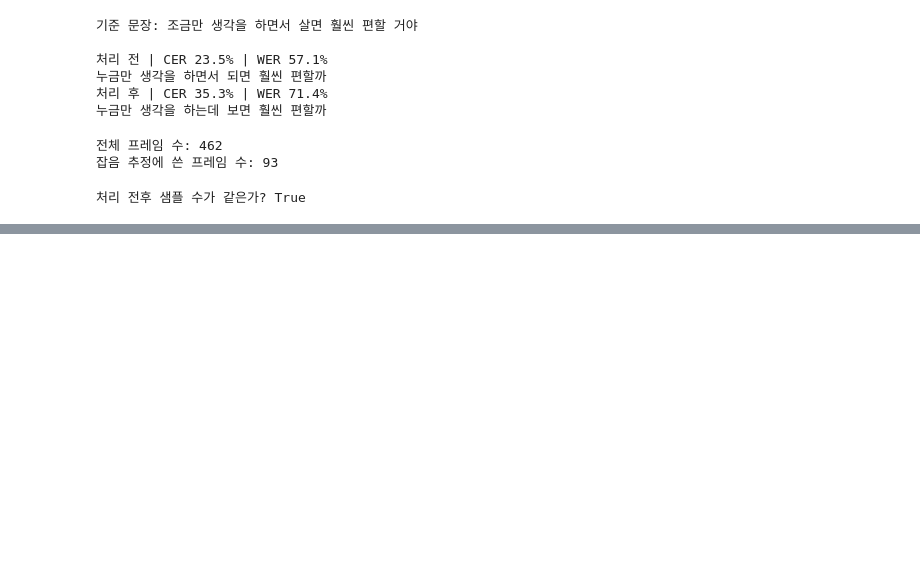
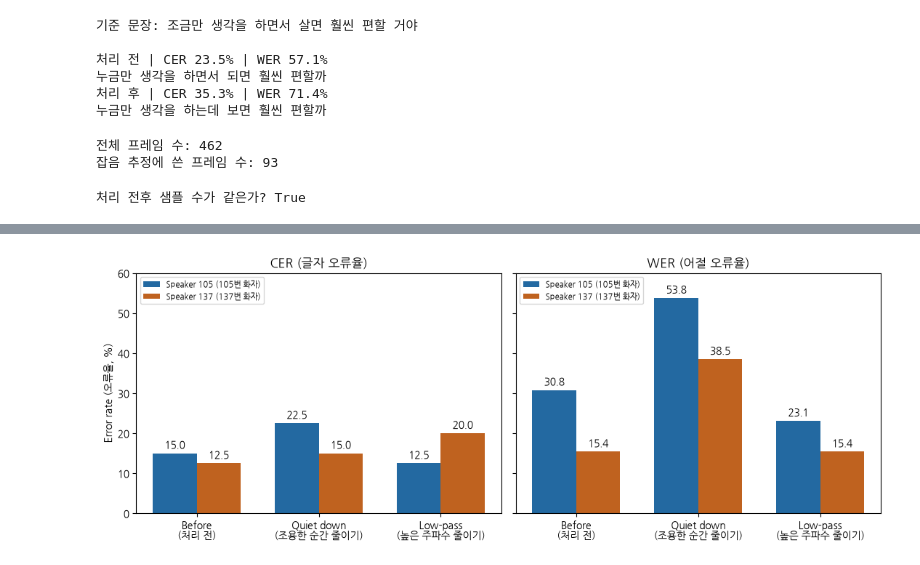
Before and after one commit to min-gyu-jeon/ai-study, a Jupyter notebook: asr-study/02_speech_to_text.ipynb, the cells around one changed output, grey strips where cells are left out. Cells and saved outputs as stored; diff of their text form; code cells hidden in the pictures; blank space fills up the shorter version.

```diff
--- a/asr-study/02_speech_to_text.ipynb
+++ b/asr-study/02_speech_to_text.ipynb
@@ -293,0 +561,23 @@ print("처리 전후 샘플 수가 같은가?", len(before_wave) == len(spectral
+# %%
+plt.rcParams["font.family"] = "NanumGothic"  # 실습 서버에 있는 한글 글꼴 사용
+
+methods = [
+    "Before\n(처리 전)",
+    "Quiet down\n(조용한 순간 줄이기)",
+    "Low-pass\n(높은 주파수 줄이기)",
+]
+
+fig, axes = plt.subplots(1, 2, figsize=(11, 4.2), sharey=True)
+
+draw(axes[0], "CER (글자 오류율)", cer_105, cer_137)
+draw(axes[1], "WER (어절 오류율)", wer_105, wer_137)
+
+for ax in axes:
+    ax.legend(["Speaker 105 (105번 화자)", "Speaker 137 (137번 화자)"],
+              loc="upper left", fontsize=8)
+
+axes[0].set_ylabel("Error rate (오류율, %)")
+fig.tight_layout()
+plt.show()
+# %% [output]
+[figure, added]
```
Also changed, not shown: parts of 16 cells of this notebook.
